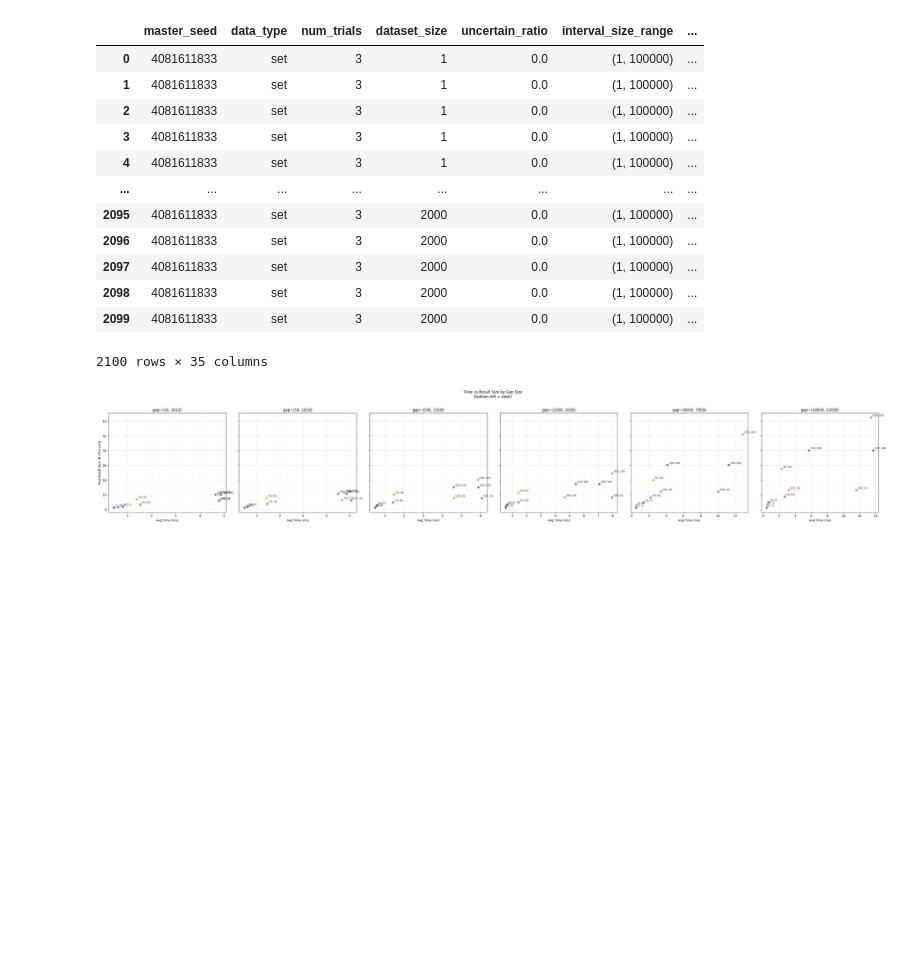
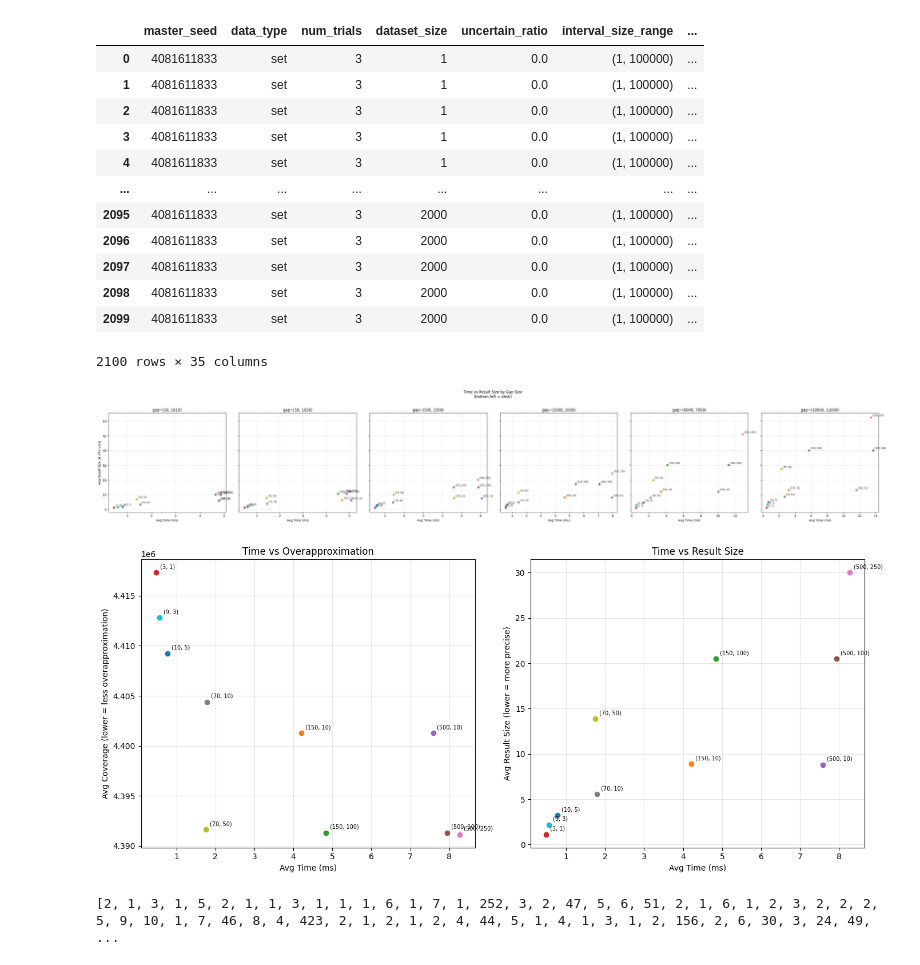
Before and after one commit to asxvi/uadb, a Jupyter notebook: experimentRunner/notebooks/Untitled1.ipynb, the cells around one changed output. Saved outputs shown, nothing was run; the diff lists cells and outputs as text; code cells hidden in the pictures; blank space fills up the shorter version.

```diff
--- a/experimentRunner/notebooks/Untitled1.ipynb
+++ b/experimentRunner/notebooks/Untitled1.ipynb
@@ -150,3 +238,7 @@ a = alex()
 a.plot_time_vs_result_size(df)
 # %% [output]
 [figure]
+# %%
+a.plot_time_vs_accuracy(df)
+# %% [output]
+[figure, added]
@@ -152,0 +265,4 @@ a.plot_time_vs_result_size(df)
+# %%
+print(zipf_rv)
+# %% [output]
+[2, 1, 3, 1, 5, 2, 1, 1, 3, 1, 1, 1, 6, 1, 7, 1, 252, 3, 2, 47, 5, 6, 51, 2, 1, 6, 1, 2, 3, 2, 2, 2, 5, 9, 10, 1, 7, 46, 8, 4, 423, 2, 1, 2, 1, 2, 4, 44, 5, 1, 4, 1, 3, 1, 2, 156, 2, 6, 30, 3, 24, 49, ...
```
Also changed, not shown: parts of 2 cells of this notebook, 6 other files.
